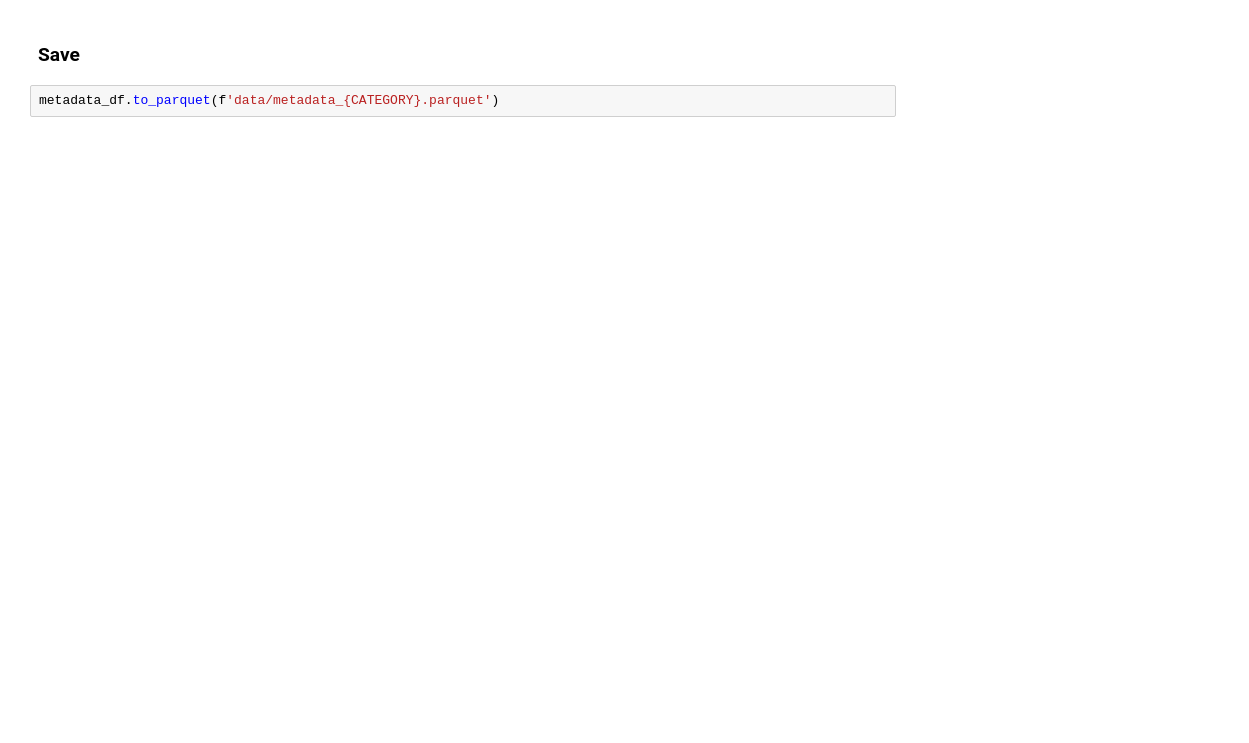
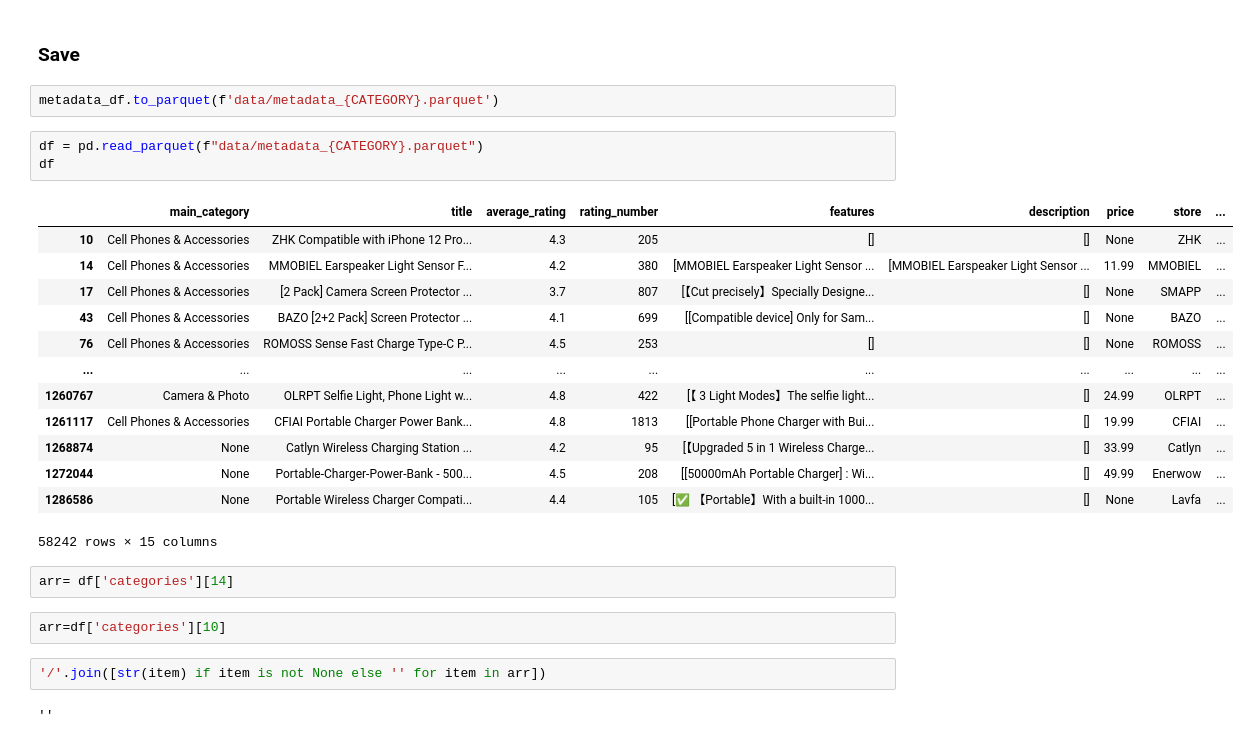
Before and after one commit to maciejkar/Amazon-Product-Improvement, a Jupyter notebook: download_data.ipynb, the cells around one changed output. Drawn from its saved outputs; the diff is of its cells as text; blank space fills up the shorter version.

```diff
--- a/download_data.ipynb
+++ b/download_data.ipynb
@@ -172,3 +209,28 @@ metadata_df
 ### Save
 # %%
 metadata_df.to_parquet(f'data/metadata_{CATEGORY}.parquet')
+# %%
+df = pd.read_parquet(f"data/metadata_{CATEGORY}.parquet")
+df
+# %% [output]
+|  | main_category | title | average_rating | rating_number | features | description | price | store | ... |
+| 10 | Cell Phones & Accessories | ZHK Compatible with iPhone 12 Pro... | 4.3 | 205 | [] | [] | None | ZHK | ... |
+| 14 | Cell Phones & Accessories | MMOBIEL Earspeaker Light Sensor F... | 4.2 | 380 | [MMOBIEL Earspeaker Light Sensor ... | [MMOBIEL Earspeaker Light Sensor ... | 11.99 | MMOBIEL | ... |
+| 17 | Cell Phones & Accessories | [2 Pack] Camera Screen Protector ... | 3.7 | 807 | [【Cut precisely】Specially Designe... | [] | None | SMAPP | ... |
+| 43 | Cell Phones & Accessories | BAZO [2+2 Pack] Screen Protector ... | 4.1 | 699 | [[Compatible device] Only for Sam... | [] | None | BAZO | ... |
+| 76 | Cell Phones & Accessories | ROMOSS Sense Fast Charge Type-C P... | 4.5 | 253 | [] | [] | None | ROMOSS | ... |
+| ... | ... | ... | ... | ... | ... | ... | ... | ... | ... |
+| 1260767 | Camera & Photo | OLRPT Selfie Light, Phone Light w... | 4.8 | 422 | [【 3 Light Modes】The selfie light... | [] | 24.99 | OLRPT | ... |
+| 1261117 | Cell Phones & Accessories | CFIAI Portable Charger Power Bank... | 4.8 | 1813 | [[Portable Phone Charger with Bui... | [] | 19.99 | CFIAI | ... |
+| 1268874 | None | Catlyn Wireless Charging Station ... | 4.2 | 95 | [【Upgraded 5 in 1 Wireless Charge... | [] | 33.99 | Catlyn | ... |
+| 1272044 | None | Portable-Charger-Power-Bank - 500... | 4.5 | 208 | [[50000mAh Portable Charger] : Wi... | [] | 49.99 | Enerwow | ... |
+| 1286586 | None | Portable Wireless Charger Compati... | 4.4 | 105 | [✅ 【Portable】With a built-in 1000... | [] | None | Lavfa | ... |
+58242 rows × 15 columns
+# %%
+arr= df['categories'][14]
+# %%
+arr=df['categories'][10]
+# %%
+'/'.join([str(item) if item is not None else '' for item in arr])
+# %% [output]
+''
```
Also changed, not shown: parts of 3 cells of this notebook, 4 other files.
